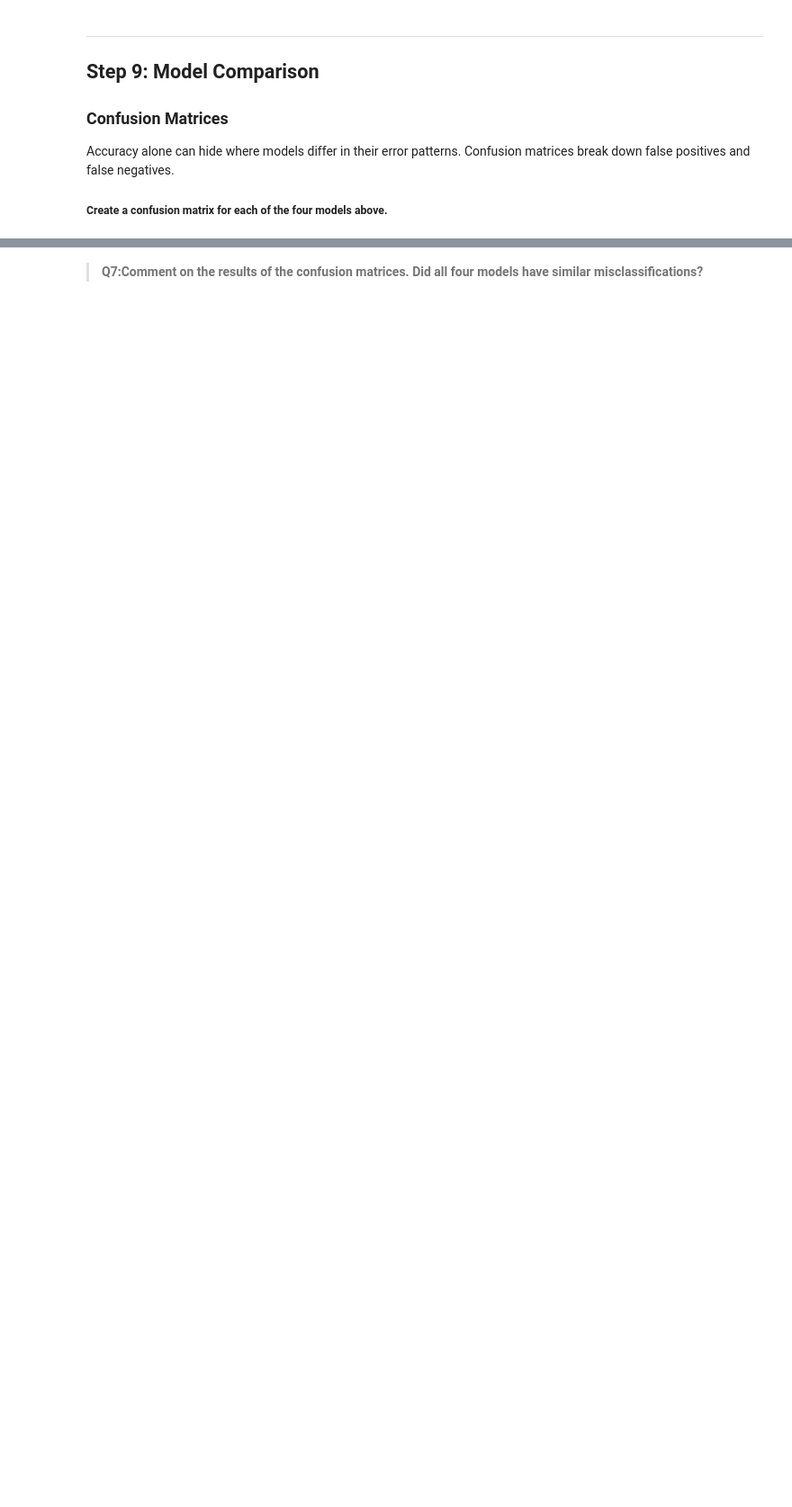
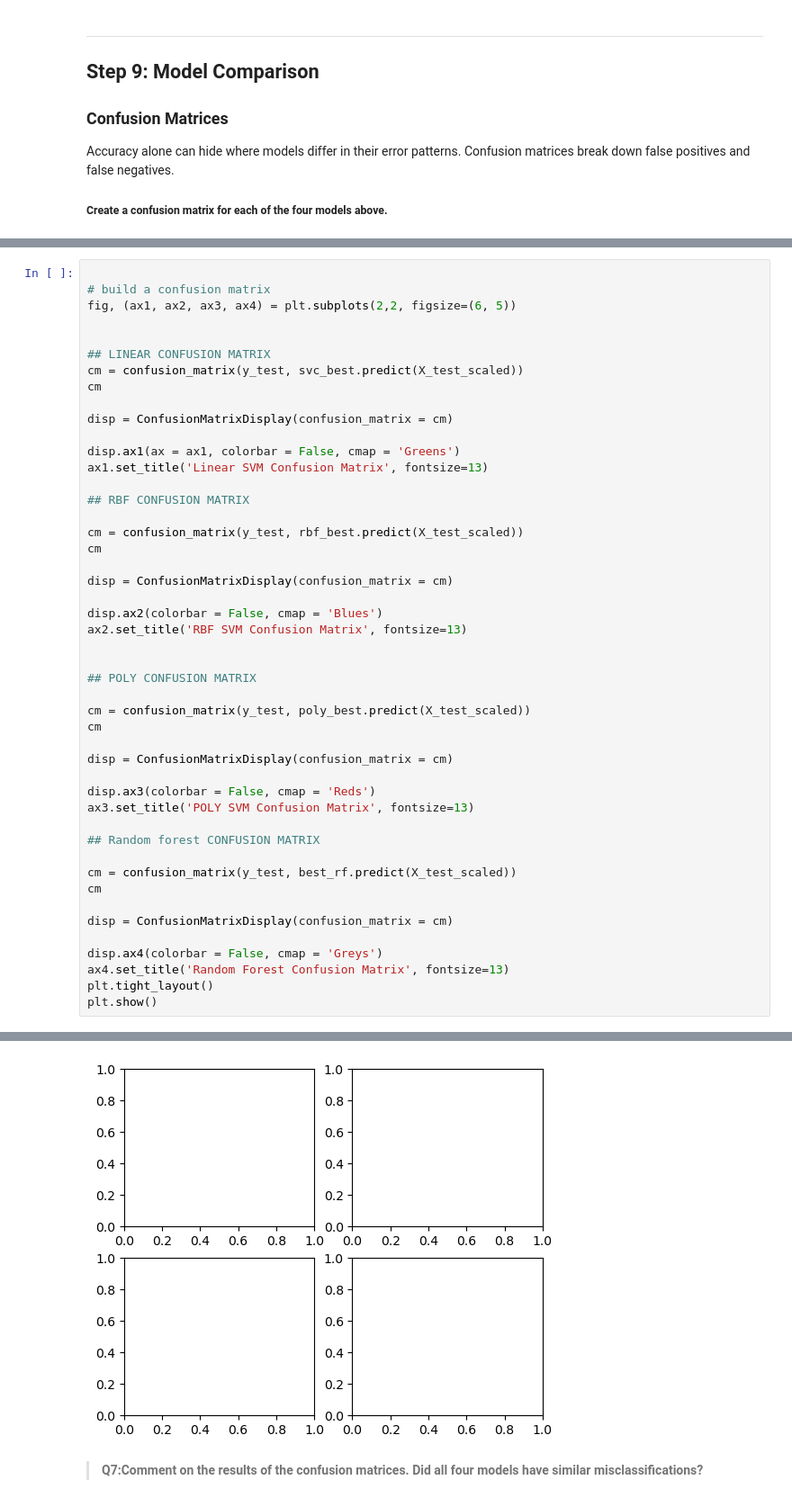
Before and after one commit to sofiiir/eds232-labs, a Jupyter notebook: week8/lab8.ipynb, the cells around one changed output, grey strips where cells are left out. Shown at 90% size. Drawn from its saved outputs; the diff is of its cells as text; blank space fills up the shorter version.

```diff
--- a/week8/lab8.ipynb
+++ b/week8/lab8.ipynb
@@ -307,0 +450,48 @@ Accuracy alone can hide where models differ in their error patterns. Confusion m
+# %%
+
+# build a confusion matrix
+fig, (ax1, ax2, ax3, ax4) = plt.subplots(2,2, figsize=(6, 5))
+
+
+## LINEAR CONFUSION MATRIX
+cm = confusion_matrix(y_test, svc_best.predict(X_test_scaled))
+cm
+
+disp = ConfusionMatrixDisplay(confusion_matrix = cm)
+
+disp.ax1(ax = ax1, colorbar = False, cmap = 'Greens')
+ax1.set_title('Linear SVM Confusion Matrix', fontsize=13)
+
+## RBF CONFUSION MATRIX
+
+cm = confusion_matrix(y_test, rbf_best.predict(X_test_scaled))
+cm
+
+disp = ConfusionMatrixDisplay(confusion_matrix = cm)
+
+disp.ax2(colorbar = False, cmap = 'Blues')
+ax2.set_title('RBF SVM Confusion Matrix', fontsize=13)
+
+
+## POLY CONFUSION MATRIX
+
+cm = confusion_matrix(y_test, poly_best.predict(X_test_scaled))
+cm
+
+disp = ConfusionMatrixDisplay(confusion_matrix = cm)
+
+disp.ax3(colorbar = False, cmap = 'Reds')
+ax3.set_title('POLY SVM Confusion Matrix', fontsize=13)
+
+## Random forest CONFUSION MATRIX
+
+cm = confusion_matrix(y_test, best_rf.predict(X_test_scaled))
+cm
+
+disp = ConfusionMatrixDisplay(confusion_matrix = cm)
+
+disp.ax4(colorbar = False, cmap = 'Greys')
+ax4.set_title('Random Forest Confusion Matrix', fontsize=13)
+plt.tight_layout()
+plt.show()
+# %% [output]
@@ -308,2 +499,3 @@ Accuracy alone can hide where models differ in their error patterns. Confusion m
+[figure, added]
 # %% [markdown]
 >**Q7:Comment on the results of the confusion matrices. Did all four models have similar misclassifications?**
```
Also changed, not shown: parts of 16 cells of this notebook.
